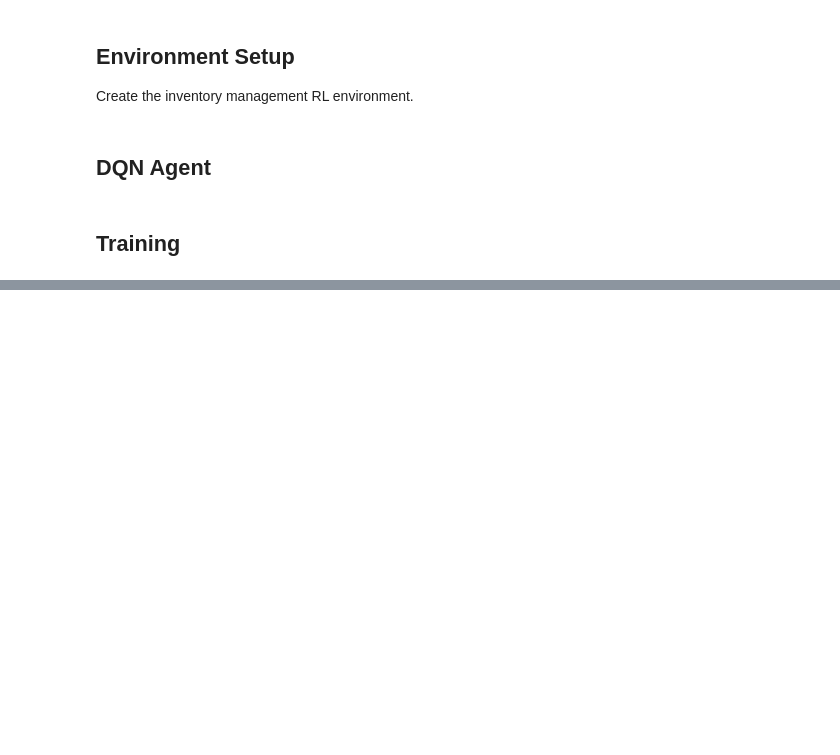
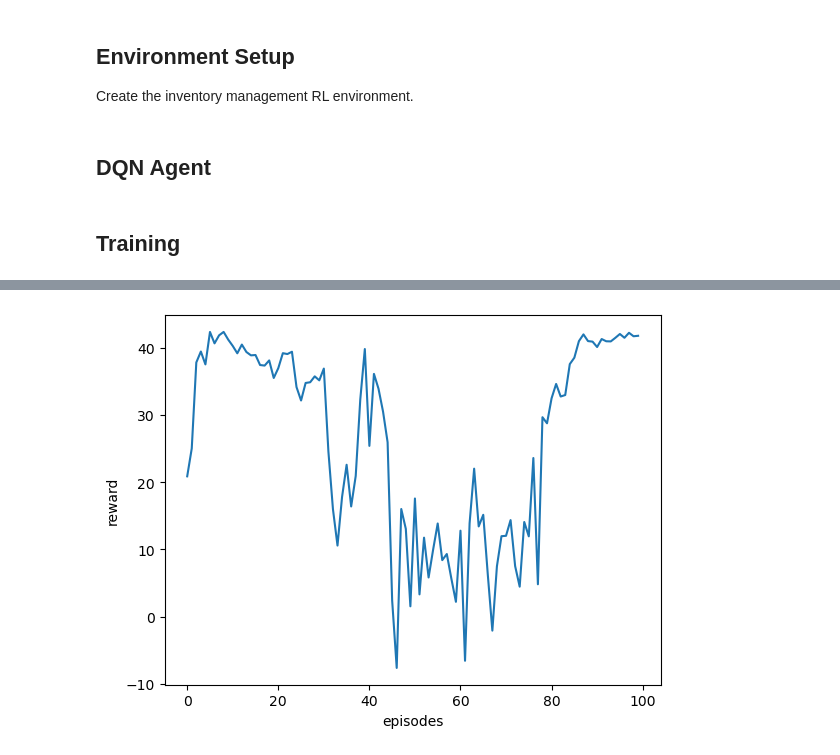
Before and after one commit to Jinyi-Liu/ECE517-Project, a Jupyter notebook: project.ipynb, the cells around one changed output, grey strips where cells are left out. Cells and saved outputs as stored; diff of their text form; code cells hidden in the pictures; blank space fills up the shorter version.

```diff
--- a/project.ipynb
+++ b/project.ipynb
@@ -197,0 +202,8 @@ plt.show()
+# %%
+# Plot reward
+plt.plot([i for i in range(ep)], np.mean(reward_np, axis=1))
+plt.xlabel("episodes")
+plt.ylabel("reward")
+plt.show()
+# %% [output]
+[figure, added]
```
Also changed, not shown: parts of 4 cells of this notebook.
